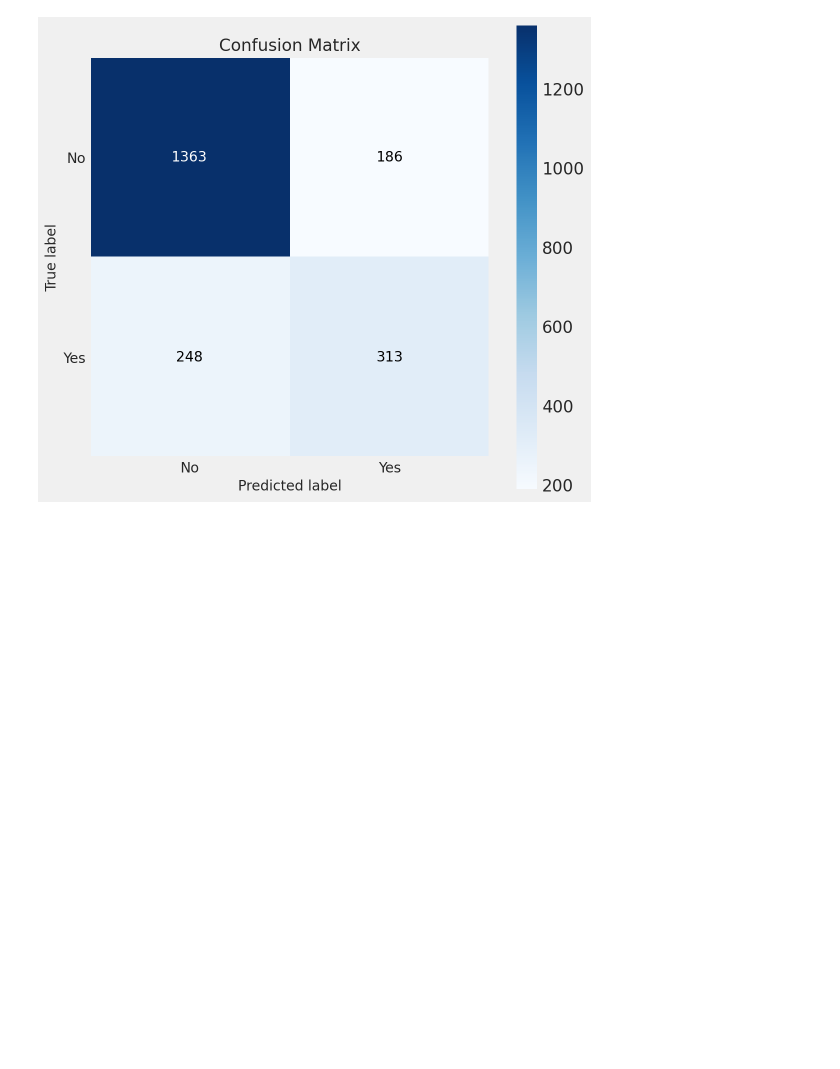
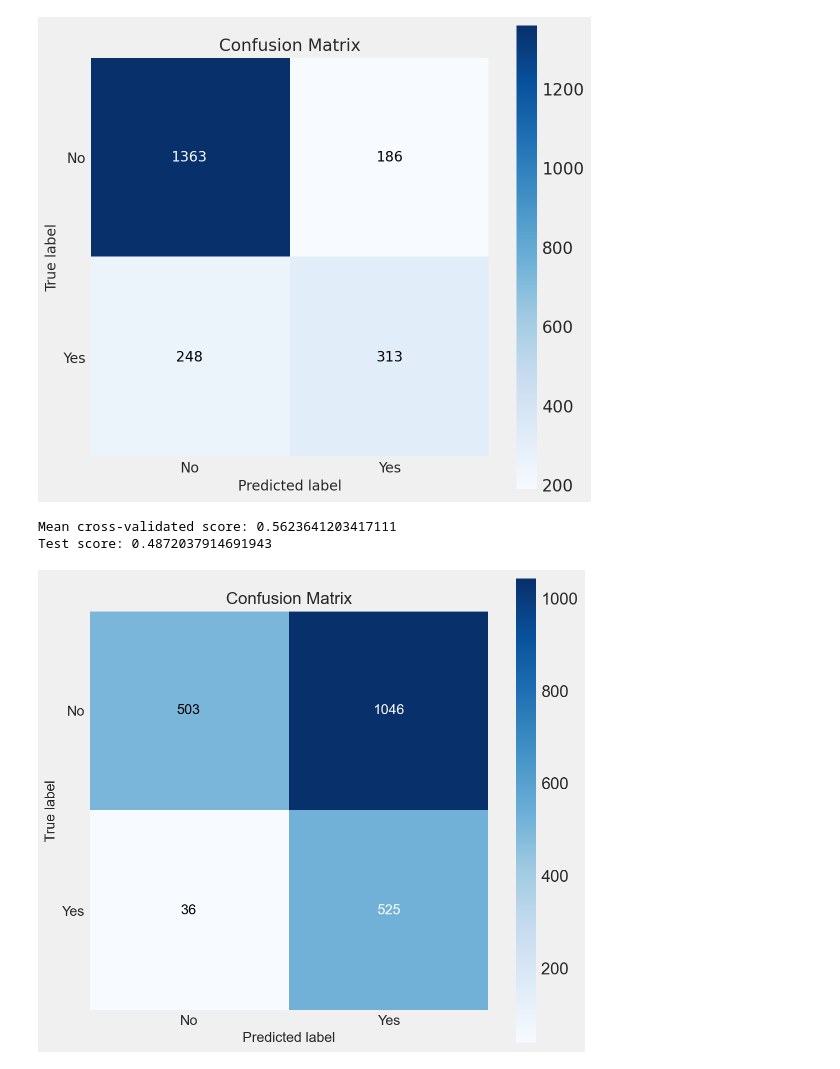
Before and after one commit to esbatiehsan/customer-churn, a Jupyter notebook: churn-predictor.ipynb, the cells around one changed output. Drawn from its saved outputs; the diff is of its cells as text; code cells hidden in the pictures; blank space fills up the shorter version.

```diff
--- a/churn-predictor.ipynb
+++ b/churn-predictor.ipynb
@@ -134,0 +138,22 @@ plt.show()
+# %%
+pipe_svc = make_pipeline(RandomUnderSampler(random_state=1),
+                         SVC(C=0.1, kernel='rbf', gamma='scale'))
+
+pipe_svc_params = {'SVC__gamma': np.logspace(-5, 2, 10),
+                   'SVC__C': np.logspace(-2, 3, 10),
+                   'SVC__kernel': ['rbf', 'sigmoid', 'linear', 'poly']}
+
+pipe_svc_gs = GridSearchCV(pipe_svc, pipe_svc_params, cv=5, n_jobs=-3)
+pipe_svc_gs.fit(X_train, y_train)
+
+print('Best parameters:', pipe_svc_gs.best_params_)
+print('Mean cross-validated score:', pipe_svc_gs.best_score_)
+print('Test score:', pipe_svc.score(X_test, y_test))
+
+svc_predictions = pipe_svc_gs.predict(X_test)
+skplt.metrics.plot_confusion_matrix(y_test, svc_predictions, figsize=(8, 8))
+plt.show()
+# %% [output]
+Mean cross-validated score: 0.5623641203417111
+Test score: 0.4872037914691943
+[figure, added]
```
Also changed, not shown: parts of 1 cell of this notebook.
